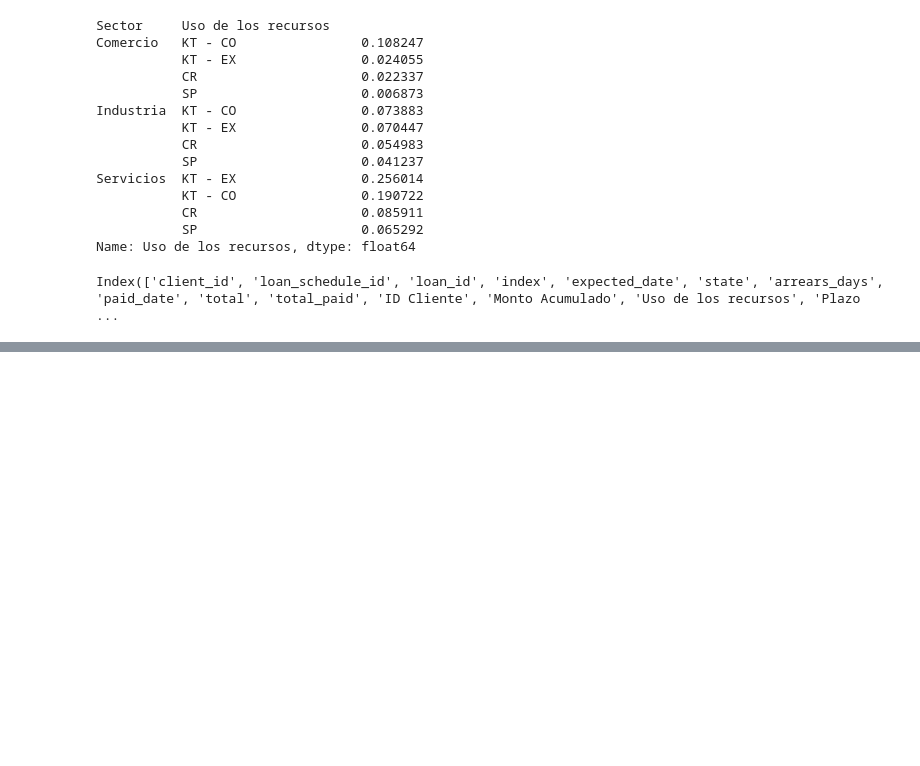
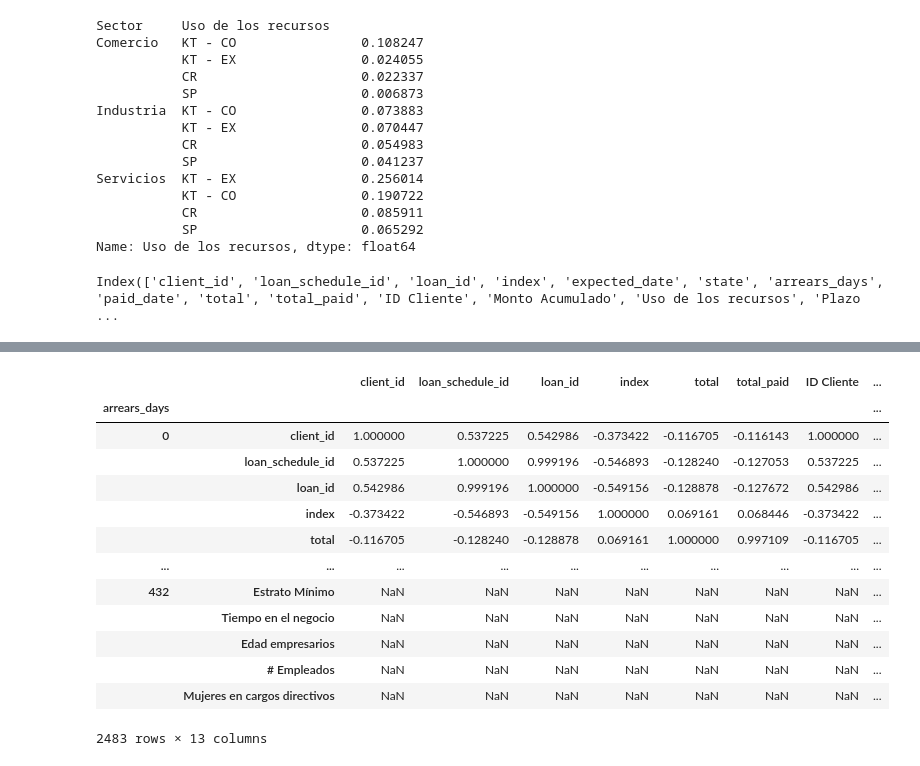
Before and after one commit to cbarros7/capstone_project_holberton, a Jupyter notebook: cleaning_data.ipynb, the cells around one changed output, grey strips where cells are left out. Saved outputs shown, nothing was run; the diff lists cells and outputs as text; code cells hidden in the pictures; blank space fills up the shorter version.

```diff
--- a/cleaning_data.ipynb
+++ b/cleaning_data.ipynb
@@ -595,6 +590,23 @@ arrears_days
 370             3.0    3.00    3.0                          1.0  2.000000       NaN  2.0  2.00  2.0  2.00   2.0
 398             3.0    3.00    3.0                          1.0  2.000000       NaN  2.0  2.00  2.0  2.00   2.0
 432             3.0    3.00    3.0                          1.0  2.000000       NaN  2.0  2.00  2.0  2.00   2.0
+# %%
+clean_data.groupby('arrears_days').corr()
+# %% [output]
+|  |  | client_id | loan_schedule_id | loan_id | index | total | total_paid | ID Cliente | ... |
+| arrears_days |  |  |  |  |  |  |  |  | ... |
+| 0 | client_id | 1.000000 | 0.537225 | 0.542986 | -0.373422 | -0.116705 | -0.116143 | 1.000000 | ... |
+|  | loan_schedule_id | 0.537225 | 1.000000 | 0.999196 | -0.546893 | -0.128240 | -0.127053 | 0.537225 | ... |
+|  | loan_id | 0.542986 | 0.999196 | 1.000000 | -0.549156 | -0.128878 | -0.127672 | 0.542986 | ... |
+|  | index | -0.373422 | -0.546893 | -0.549156 | 1.000000 | 0.069161 | 0.068446 | -0.373422 | ... |
+|  | total | -0.116705 | -0.128240 | -0.128878 | 0.069161 | 1.000000 | 0.997109 | -0.116705 | ... |
+| ... | ... | ... | ... | ... | ... | ... | ... | ... | ... |
+| 432 | Estrato Mínimo | NaN | NaN | NaN | NaN | NaN | NaN | NaN | ... |
+|  | Tiempo en el negocio | NaN | NaN | NaN | NaN | NaN | NaN | NaN | ... |
+|  | Edad empresarios | NaN | NaN | NaN | NaN | NaN | NaN | NaN | ... |
+|  | # Empleados | NaN | NaN | NaN | NaN | NaN | NaN | NaN | ... |
+|  | Mujeres en cargos directivos | NaN | NaN | NaN | NaN | NaN | NaN | NaN | ... |
+2483 rows × 13 columns
 # %%
 clean_data_copy = clean_data.copy()
 # %%
```
Also changed, not shown: parts of 18 cells of this notebook.
